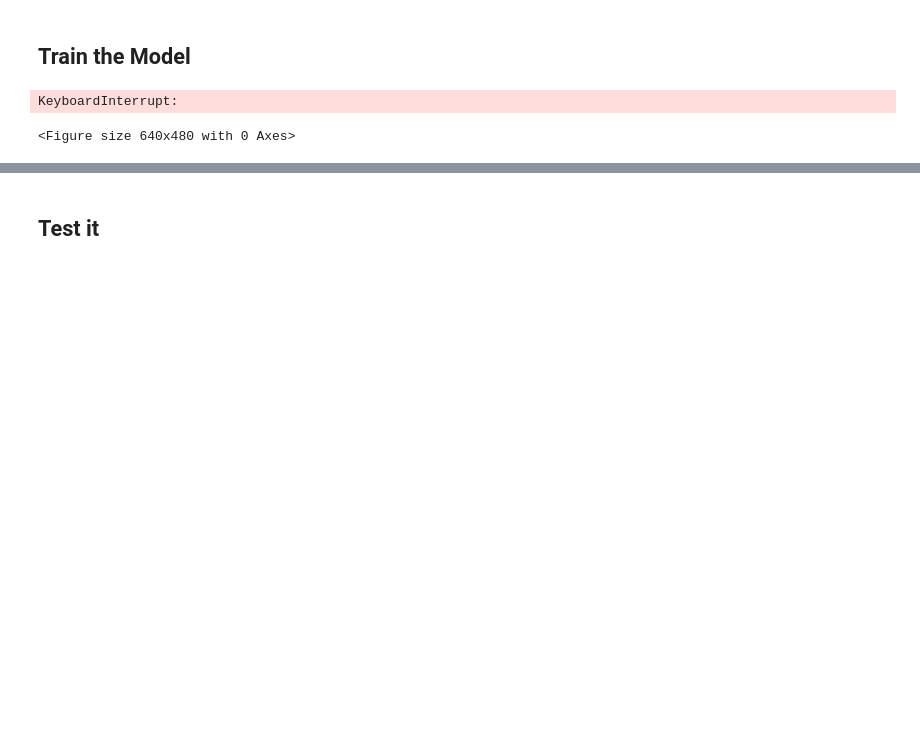
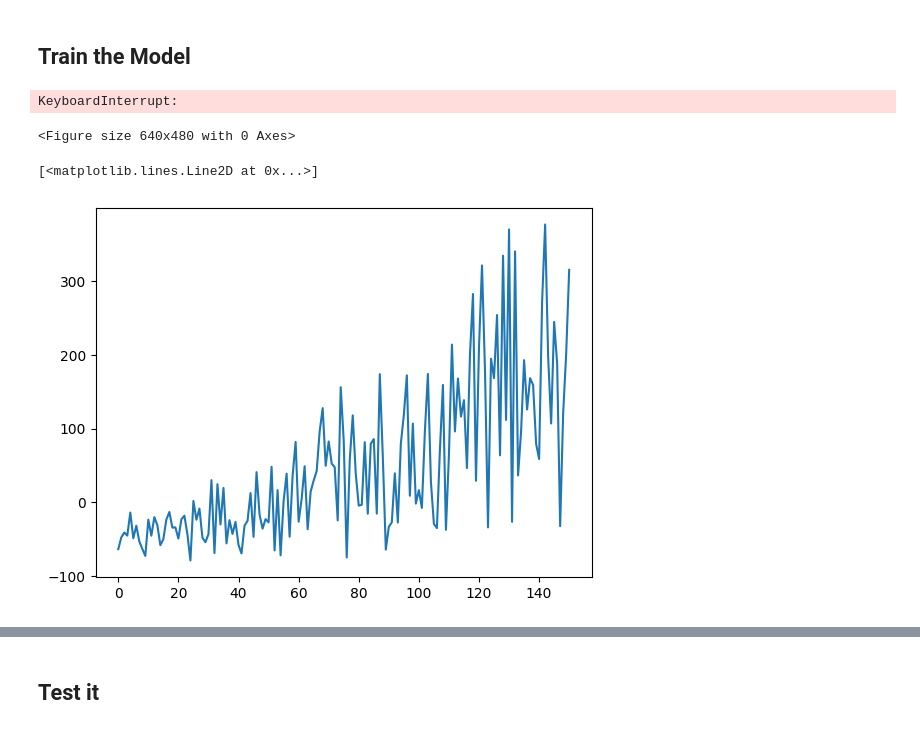
Before and after one commit to tr0fin0/ensta_CSC_52081_EP_project, a Jupyter notebook: src/dev/CSC_52081_EP_Deep-SARSA.ipynb, the cells around one changed output, grey strips where cells are left out. Drawn from its saved outputs; the diff is of its cells as text; code cells hidden in the pictures; blank space fills up the shorter version.

Commit message:
test with models for 150 episodes - average reward 300

```diff
--- a/src/dev/CSC_52081_EP_Deep-SARSA.ipynb
+++ b/src/dev/CSC_52081_EP_Deep-SARSA.ipynb
@@ -169,9 +167,9 @@ class DeepSARSA():
         device,
         CNN,
         gamma = 0.95,
-        epsilon = 1,
-        epsilon_decay = 0.9995,
-        epsilon_min = 0.05
+        epsilon = 0.95,
+        epsilon_decay = 0.96,
+        epsilon_min = 0.02
     ):
         self.gamma = gamma
         self.epsilon = epsilon
@@ -189,7 +187,7 @@ class DeepSARSA():
         self.optimizer = torch.optim.Adam(self.updating_network.parameters(), lr=0.0002)
         self.loss_function = torch.nn.MSELoss()
         self.buffer = TensorDictReplayBuffer(
-            storage=LazyMemmapStorage(10000, device=torch.device("cpu"))
+            storage=LazyMemmapStorage(10000, device=torch.device('cpu'))
         )
         self.updates = 0
 
@@ -205,10 +203,6 @@ class DeepSARSA():
             action_values = self.updating_network(state)
             action = torch.argmax(action_values, axis=1).item()
 
-        if self.epsilon > self.epsilon_min:
-            self.epsilon *= self.epsilon_decay
-        else:
-            self.epsilon = self.epsilon_min
         return action
 
     def add_sample(self, state, action, reward, next_state, next_action, done):
@@ -312,7 +306,7 @@ from plot_reward import plot_reward
 
 MODEL_LOAD = False
 MODEL_ID = 123456
-EPISODES = 1000
+EPISODES = 200
 BATCH_SIZE = 32
 
 agent = DeepSARSA(
@@ -326,8 +320,8 @@ episode_rewards = []
 episode_lengths = []
 episode_losses = []
 
-target_network_sync_period = 25
-interval_save = 250
+target_network_sync_period = 30
+interval_save = 50
 iteration = 0
 
 for episode in range(EPISODES):
@@ -360,12 +354,13 @@ for episode in range(EPISODES):
             q, loss = agent.update_network(BATCH_SIZE)
             losses.append(loss)
 
-        if iteration % interval_save == 0:
-            agent.save()
-
         if iteration % target_network_sync_period == 0:
             agent.frozen_network.load_state_dict(agent.updating_network.state_dict())
 
+    agent.epsilon = max(agent.epsilon * agent.epsilon_decay, agent.epsilon_min)
+
+    if episode % interval_save == 0:
+        agent.save()
 
     episode_rewards.append(episode_reward)
     episode_lengths.append(episode_length)
@@ -382,3 +377,8 @@ plt.show()
 # %% [output]
 KeyboardInterrupt:
 <Figure size 640x480 with 0 Axes>
+# %%
+plt.plot(range(len(episode_rewards)), episode_rewards)
+# %% [output]
+[<matplotlib.lines.Line2D at 0x...>]
+[figure, added]
```
Also changed, not shown: parts of 3 cells of this notebook, 10 other files.
